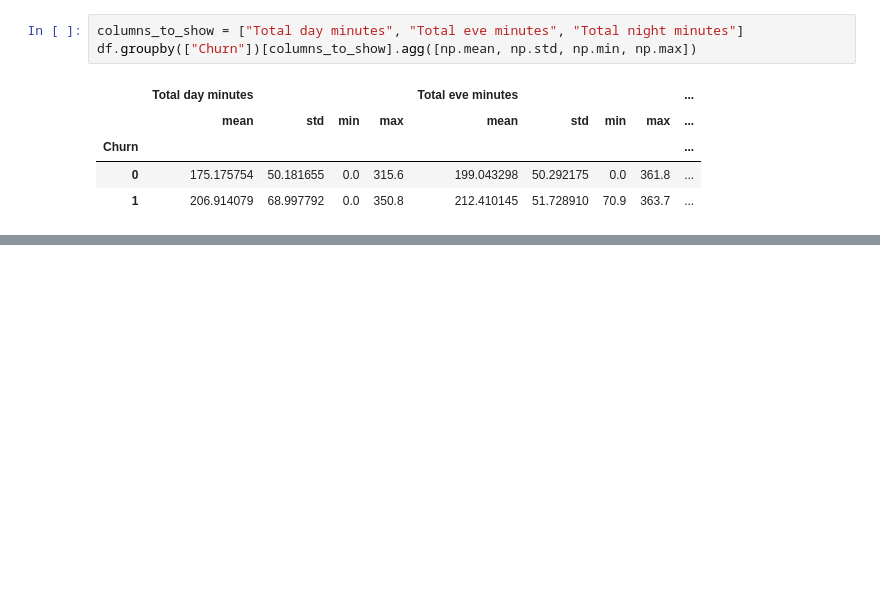
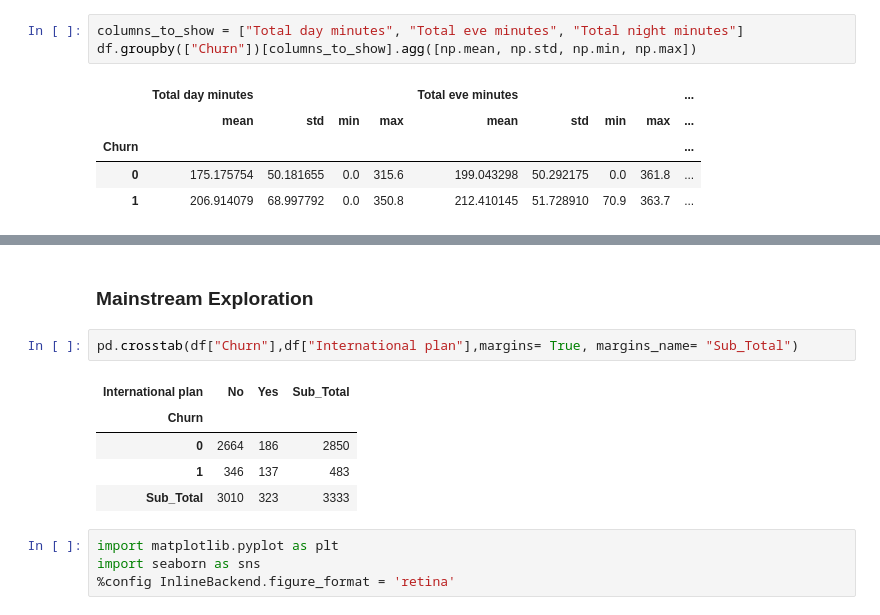
Before and after one commit to pb319/Exploring_EDA, a Jupyter notebook: practice1.ipynb, the cells around one changed output, grey strips where cells are left out. Cells and saved outputs as stored; diff of their text form; blank space fills up the shorter version.

```diff
--- a/practice1.ipynb
+++ b/practice1.ipynb
@@ -292,0 +367,14 @@ df.groupby(["Churn"])[columns_to_show].agg([np.mean, np.std, np.min, np.max])
+# %% [markdown]
+### Mainstream Exploration
+# %%
+pd.crosstab(df["Churn"],df["International plan"],margins= True, margins_name= "Sub_Total")
+# %% [output]
+| International plan | No | Yes | Sub_Total |
+| Churn |  |  |  |
+| 0 | 2664 | 186 | 2850 |
+| 1 | 346 | 137 | 483 |
+| Sub_Total | 3010 | 323 | 3333 |
+# %%
+import matplotlib.pyplot as plt
+import seaborn as sns
+%config InlineBackend.figure_format = 'retina'
```
Also changed, not shown: parts of 10 cells of this notebook.
